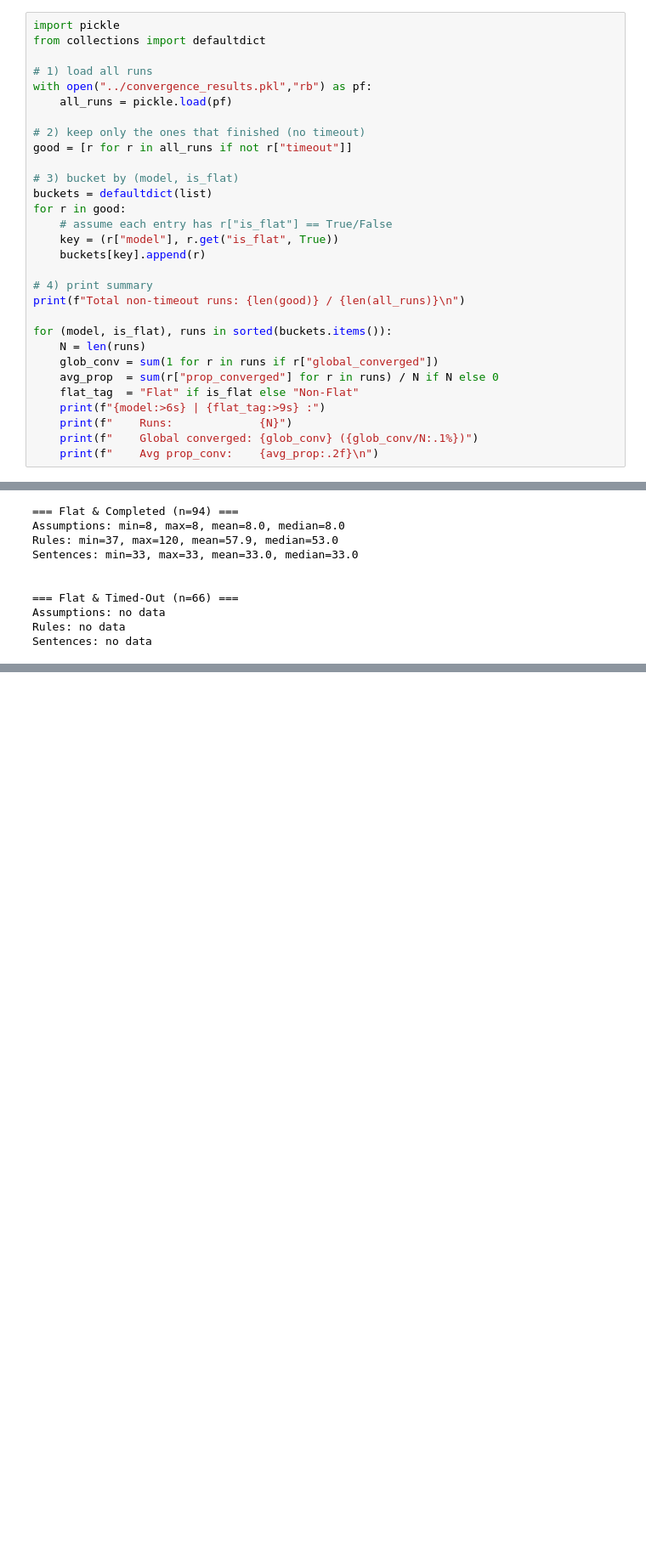
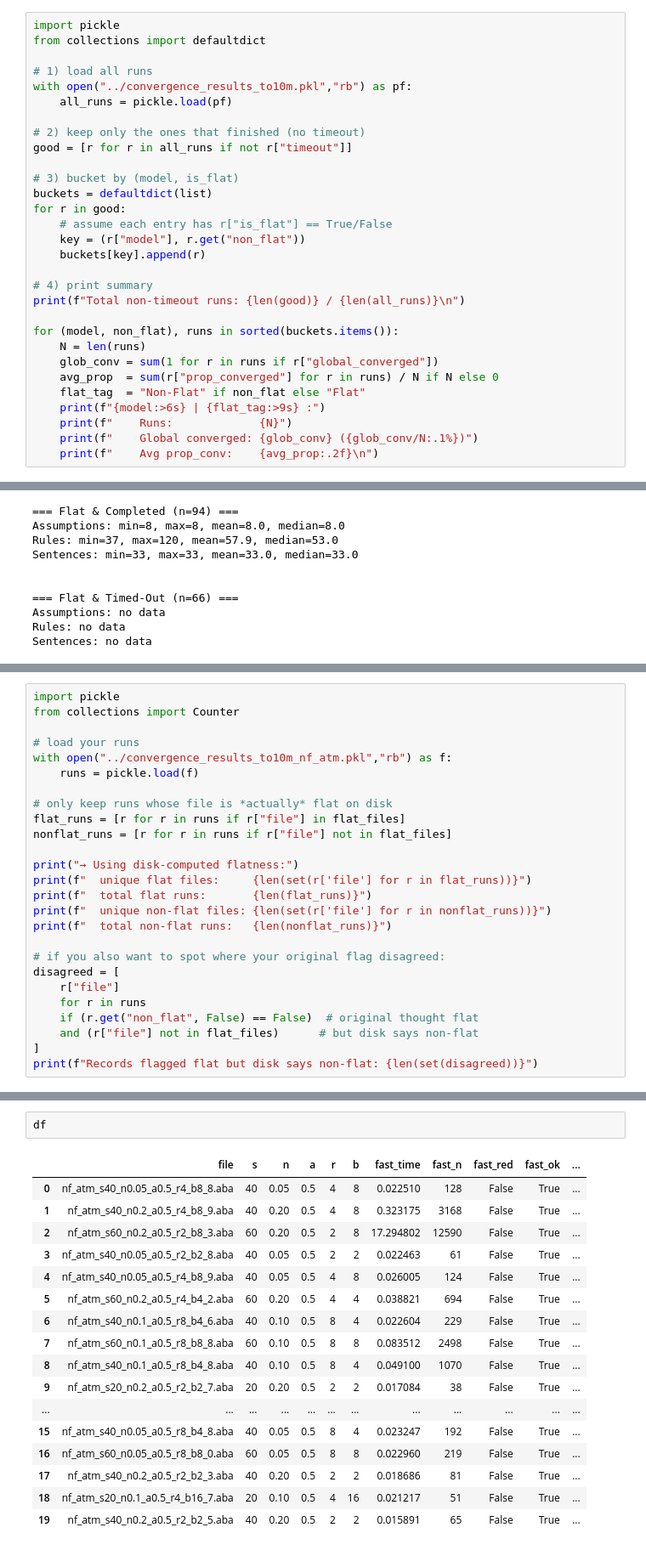
Before and after one commit to briziorusso/GradualABA, a Jupyter notebook: examples/gradual_argumentation_examples.ipynb, the cells around one changed output, grey strips where cells are left out. Shown at 85% size. Drawn from its saved outputs; the diff is of its cells as text; blank space fills up the shorter version.

Commit message:
more tests and analysis of FLAT nonFLAT convergence

```diff
--- a/examples/gradual_argumentation_examples.ipynb
+++ b/examples/gradual_argumentation_examples.ipynb
@@ -519,7 +519,7 @@ import pickle
 from collections import defaultdict
 
 # 1) load all runs
-with open("../convergence_results.pkl","rb") as pf:
+with open("../convergence_results_to10m.pkl","rb") as pf:
     all_runs = pickle.load(pf)
 
 # 2) keep only the ones that finished (no timeout)
@@ -529,17 +529,17 @@ good = [r for r in all_runs if not r["timeout"]]
 buckets = defaultdict(list)
 for r in good:
     # assume each entry has r["is_flat"] == True/False
-    key = (r["model"], r.get("is_flat", True))
+    key = (r["model"], r.get("non_flat"))
     buckets[key].append(r)
 
 # 4) print summary
 print(f"Total non-timeout runs: {len(good)} / {len(all_runs)}\n")
 
-for (model, is_flat), runs in sorted(buckets.items()):
+for (model, non_flat), runs in sorted(buckets.items()):
     N = len(runs)
     glob_conv = sum(1 for r in runs if r["global_converged"])
     avg_prop  = sum(r["prop_converged"] for r in runs) / N if N else 0
-    flat_tag  = "Flat" if is_flat else "Non-Flat"
+    flat_tag  = "Non-Flat" if non_flat else "Flat"
     print(f"{model:>6s} | {flat_tag:>9s} :")
     print(f"    Runs:             {N}")
     print(f"    Global converged: {glob_conv} ({glob_conv/N:.1%})")
@@ -641,0 +970,26 @@ Sentences: no data
+# %%
+import pickle
+from collections import Counter
+
+# load your runs
+with open("../convergence_results_to10m_nf_atm.pkl","rb") as f:
+    runs = pickle.load(f)
+
+# only keep runs whose file is *actually* flat on disk
+flat_runs = [r for r in runs if r["file"] in flat_files]
+nonflat_runs = [r for r in runs if r["file"] not in flat_files]
+
+print("→ Using disk‐computed flatness:")
+print(f"  unique flat files:     {len(set(r['file'] for r in flat_runs))}")
+print(f"  total flat runs:       {len(flat_runs)}")
+print(f"  unique non-flat files: {len(set(r['file'] for r in nonflat_runs))}")
+print(f"  total non-flat runs:   {len(nonflat_runs)}")
+
+# if you also want to spot where your original flag disagreed:
+disagreed = [
+    r["file"]
+    for r in runs
+    if (r.get("non_flat", False) == False)  # original thought flat
+    and (r["file"] not in flat_files)      # but disk says non-flat
+]
+print(f"Records flagged flat but disk says non-flat: {len(set(disagreed))}")
@@ -641,0 +1375,20 @@ Sentences: no data
+# %%
+df
+# %% [output]
+|  | file | s | n | a | r | b | fast_time | fast_n | fast_red | fast_ok | ... |
+| 0 | nf_atm_s40_n0.05_a0.5_r4_b8_8.aba | 40 | 0.05 | 0.5 | 4 | 8 | 0.022510 | 128 | False | True | ... |
+| 1 | nf_atm_s40_n0.2_a0.5_r4_b8_9.aba | 40 | 0.20 | 0.5 | 4 | 8 | 0.323175 | 3168 | False | True | ... |
+| 2 | nf_atm_s60_n0.2_a0.5_r2_b8_3.aba | 60 | 0.20 | 0.5 | 2 | 8 | 17.294802 | 12590 | False | True | ... |
+| 3 | nf_atm_s40_n0.05_a0.5_r2_b2_8.aba | 40 | 0.05 | 0.5 | 2 | 2 | 0.022463 | 61 | False | True | ... |
+| 4 | nf_atm_s40_n0.05_a0.5_r4_b8_9.aba | 40 | 0.05 | 0.5 | 4 | 8 | 0.026005 | 124 | False | True | ... |
+| 5 | nf_atm_s60_n0.2_a0.5_r4_b4_2.aba | 60 | 0.20 | 0.5 | 4 | 4 | 0.038821 | 694 | False | True | ... |
+| 6 | nf_atm_s40_n0.1_a0.5_r8_b4_6.aba | 40 | 0.10 | 0.5 | 8 | 4 | 0.022604 | 229 | False | True | ... |
+| 7 | nf_atm_s60_n0.1_a0.5_r8_b8_8.aba | 60 | 0.10 | 0.5 | 8 | 8 | 0.083512 | 2498 | False | True | ... |
+| 8 | nf_atm_s40_n0.1_a0.5_r8_b4_8.aba | 40 | 0.10 | 0.5 | 8 | 4 | 0.049100 | 1070 | False | True | ... |
+| 9 | nf_atm_s20_n0.2_a0.5_r2_b2_7.aba | 20 | 0.20 | 0.5 | 2 | 2 | 0.017084 | 38 | False | True | ... |
+| ... | ... | ... | ... | ... | ... | ... | ... | ... | ... | ... | ... |
+| 15 | nf_atm_s40_n0.05_a0.5_r8_b4_8.aba | 40 | 0.05 | 0.5 | 8 | 4 | 0.023247 | 192 | False | True | ... |
+| 16 | nf_atm_s60_n0.05_a0.5_r8_b8_0.aba | 60 | 0.05 | 0.5 | 8 | 8 | 0.022960 | 219 | False | True | ... |
+| 17 | nf_atm_s40_n0.2_a0.5_r2_b2_3.aba | 40 | 0.20 | 0.5 | 2 | 2 | 0.018686 | 81 | False | True | ... |
+| 18 | nf_atm_s20_n0.1_a0.5_r4_b16_7.aba | 20 | 0.10 | 0.5 | 4 | 16 | 0.021217 | 51 | False | True | ... |
+| 19 | nf_atm_s40_n0.2_a0.5_r2_b2_5.aba | 40 | 0.20 | 0.5 | 2 | 2 | 0.015891 | 65 | False | True | ... |
```
Also changed, not shown: parts of 14 cells of this notebook, 7 other files.
